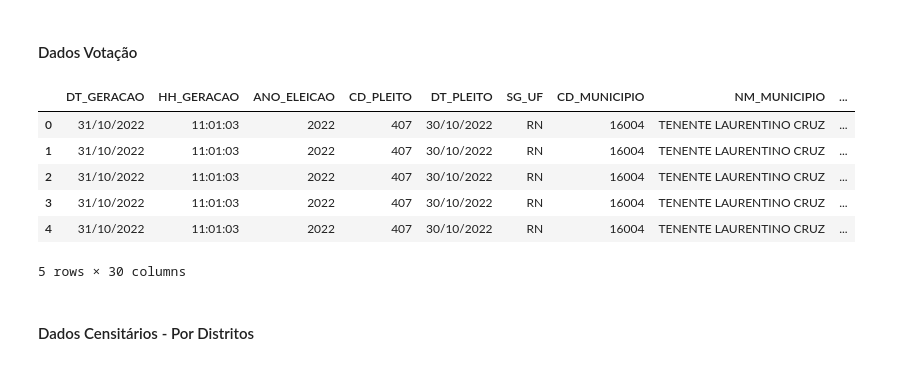
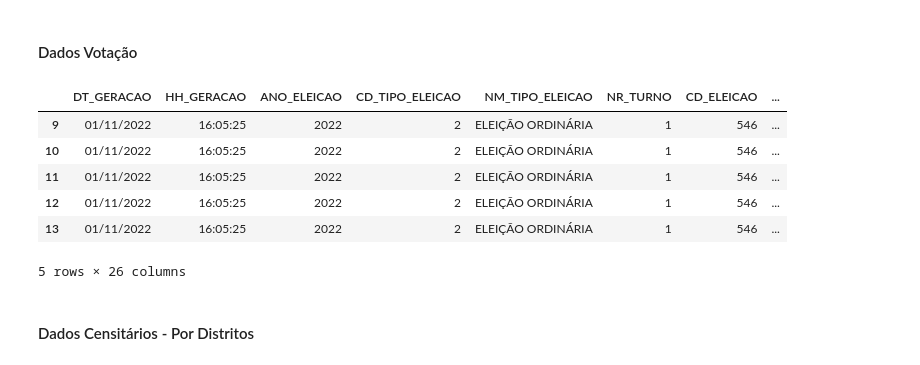
Before and after one commit to Adgmariz/dados_eleitorais_espacialiazados, a Jupyter notebook: dados_eleitorais.ipynb, the cells around one changed output. Cells and saved outputs as stored; diff of their text form; code cells hidden in the pictures.

```diff
--- a/dados_eleitorais.ipynb
+++ b/dados_eleitorais.ipynb
@@ -18,16 +20,17 @@ if response.status_code == 200:
             df_votos = pd.read_csv(f, encoding="ISO-8859-1", sep=";")
 else:
     print(f"Falha ao baixar o arquivo. Código de status: {response.status_code}")
-# %%
-df_votos.head()
-# %% [output]
-|  | DT_GERACAO | HH_GERACAO | ANO_ELEICAO | CD_PLEITO | DT_PLEITO | SG_UF | CD_MUNICIPIO | NM_MUNICIPIO | ... |
-| 0 | 31/10/2022 | 11:01:03 | 2022 | 407 | 30/10/2022 | RN | 16004 | TENENTE LAURENTINO CRUZ | ... |
-| 1 | 31/10/2022 | 11:01:03 | 2022 | 407 | 30/10/2022 | RN | 16004 | TENENTE LAURENTINO CRUZ | ... |
-| 2 | 31/10/2022 | 11:01:03 | 2022 | 407 | 30/10/2022 | RN | 16004 | TENENTE LAURENTINO CRUZ | ... |
-| 3 | 31/10/2022 | 11:01:03 | 2022 | 407 | 30/10/2022 | RN | 16004 | TENENTE LAURENTINO CRUZ | ... |
-| 4 | 31/10/2022 | 11:01:03 | 2022 | 407 | 30/10/2022 | RN | 16004 | TENENTE LAURENTINO CRUZ | ... |
-5 rows × 30 columns
+# %%
+df_votos.drop(df_votos.loc[df_votos['DS_CARGO']!='DEPUTADO FEDERAL'].index, inplace=True)
+df_votos.head()
+# %% [output]
+|  | DT_GERACAO | HH_GERACAO | ANO_ELEICAO | CD_TIPO_ELEICAO | NM_TIPO_ELEICAO | NR_TURNO | CD_ELEICAO | ... |
+| 9 | 01/11/2022 | 16:05:25 | 2022 | 2 | ELEIÇÃO ORDINÁRIA | 1 | 546 | ... |
+| 10 | 01/11/2022 | 16:05:25 | 2022 | 2 | ELEIÇÃO ORDINÁRIA | 1 | 546 | ... |
+| 11 | 01/11/2022 | 16:05:25 | 2022 | 2 | ELEIÇÃO ORDINÁRIA | 1 | 546 | ... |
+| 12 | 01/11/2022 | 16:05:25 | 2022 | 2 | ELEIÇÃO ORDINÁRIA | 1 | 546 | ... |
+| 13 | 01/11/2022 | 16:05:25 | 2022 | 2 | ELEIÇÃO ORDINÁRIA | 1 | 546 | ... |
+5 rows × 26 columns
 # %% [markdown]
 #### Dados Censitários - Por Distritos
 # %%
```
Also changed, not shown: parts of 3 cells of this notebook.
